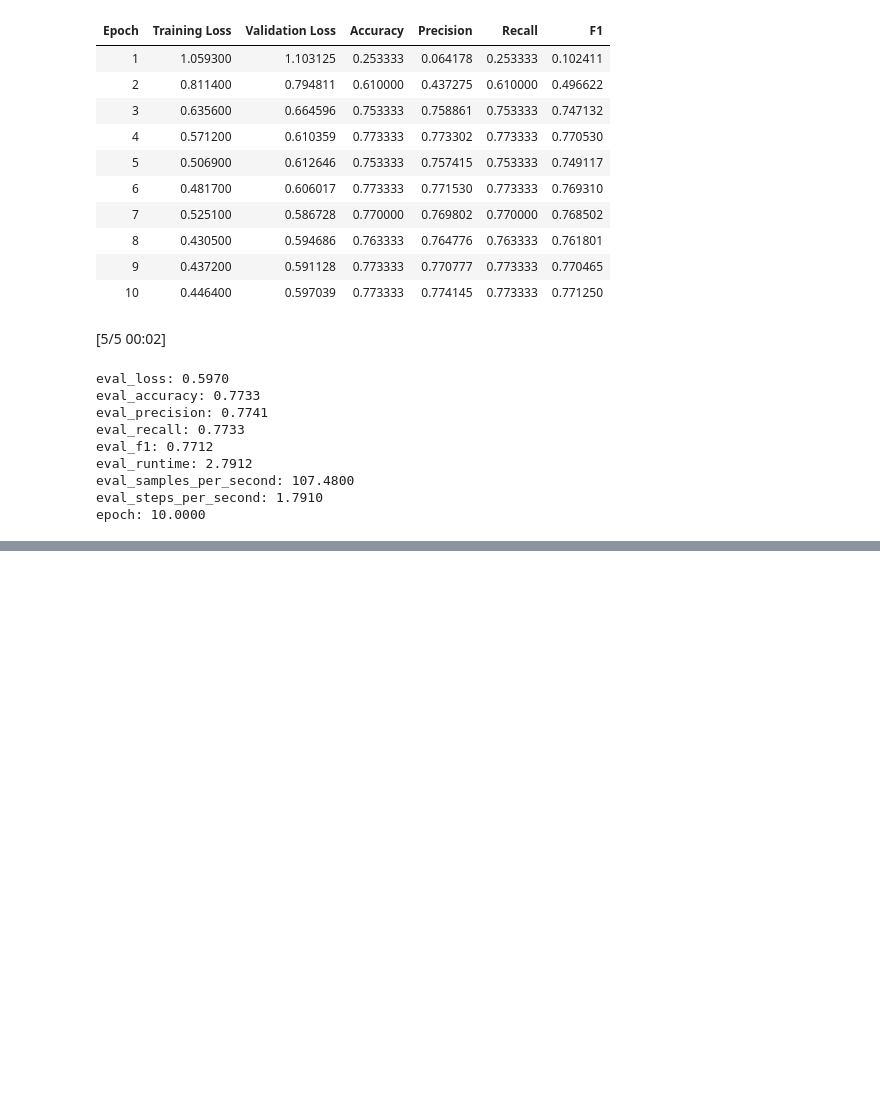
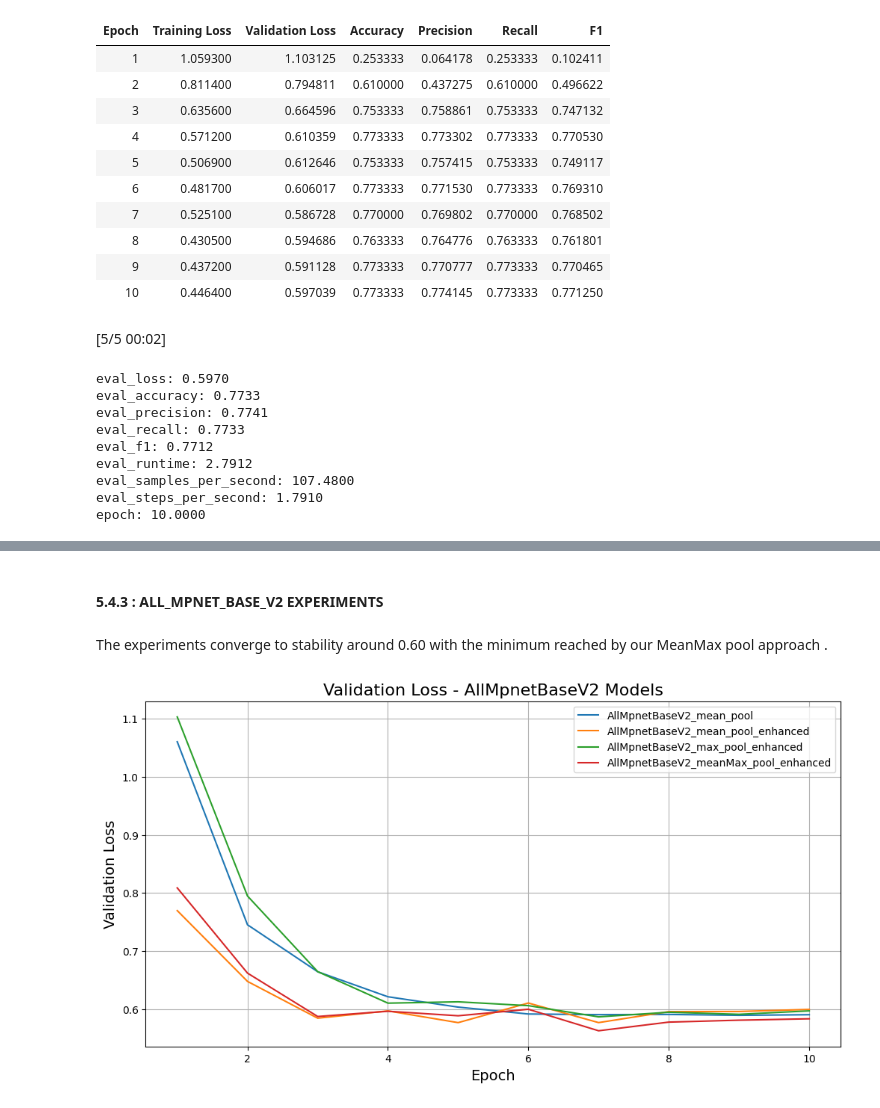
Before and after one commit to alessioborgi/MNLP, a Jupyter notebook: Fine_Tuned_Transformer.ipynb, the cells around one changed output, grey strips where cells are left out. Saved outputs shown, nothing was run; the diff lists cells and outputs as text; code cells hidden in the pictures; blank space fills up the shorter version.

```diff
--- a/Fine_Tuned_Transformer.ipynb
+++ b/Fine_Tuned_Transformer.ipynb
@@ -2191,0 +2272,25 @@ epoch: 10.0000
+# %% [markdown]
+#### 5.4.3 : ALL_MPNET_BASE_V2 EXPERIMENTS
+# %% [markdown]
+The experiments converge to stability around 0.60
+with the minimum reached by our MeanMax pool approach .
+# %%
+
+mpnet_models = [
+    "AllMpnetBaseV2_mean_pool",
+    "AllMpnetBaseV2_mean_pool_enhanced",
+    "AllMpnetBaseV2_max_pool_enhanced",
+    "AllMpnetBaseV2_meanMax_pool_enhanced"
+]
+
+plt.figure(figsize=(12, 6))
+for model in mpnet_models:
+    plt.plot(epochs, validation_losses[model], label=model)
+plt.title("Validation Loss - AllMpnetBaseV2 Models", fontsize=16)
+plt.xlabel("Epoch", fontsize=14)
+plt.ylabel("Validation Loss", fontsize=14)
+plt.legend()
+plt.grid(True)
+plt.show()
+# %% [output]
+[figure, added]
```
Also changed, not shown: parts of 24 cells of this notebook.
